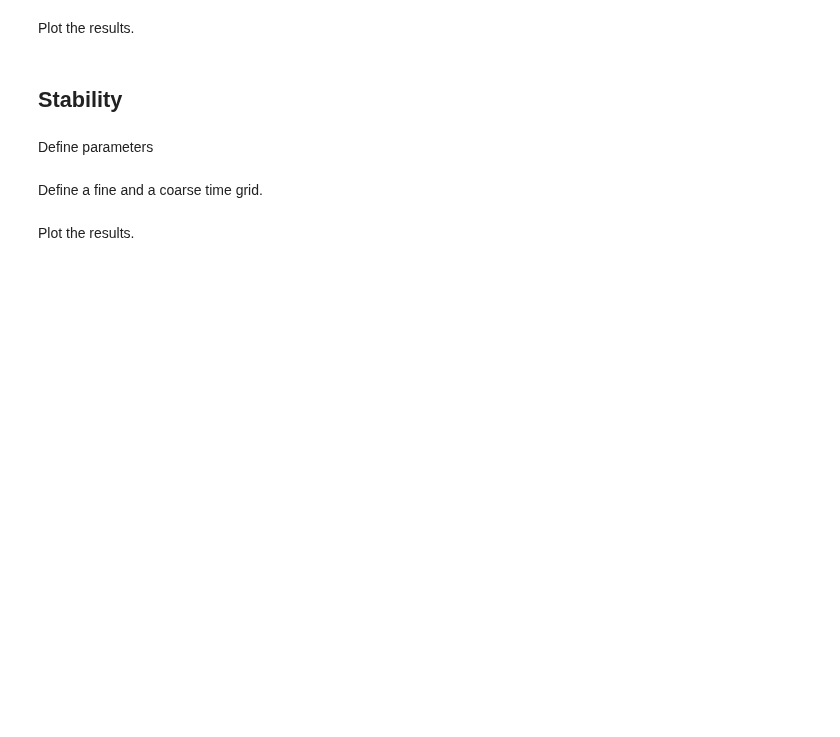
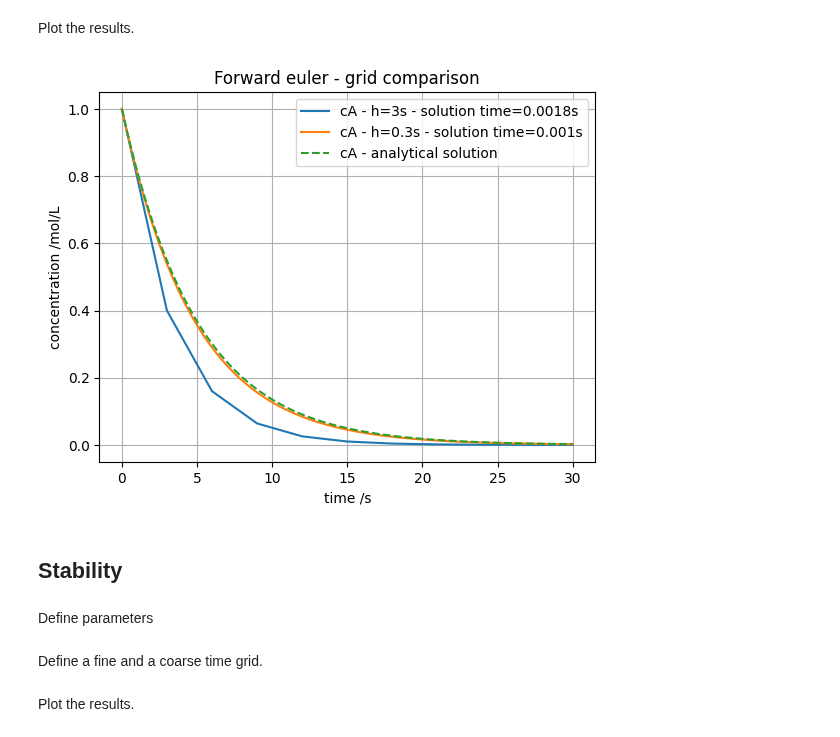
Before and after one commit to process-intelligence-research/computational_practicum_lecture_coding, a Jupyter notebook: q1_lecture_5/03_numerical_error.ipynb, the cells around one changed output. Drawn from its saved outputs; the diff is of its cells as text; code cells hidden in the pictures; blank space fills up the shorter version.

Commit message:
add units to plot legend and dashed linestyle

```diff
--- a/q1_lecture_5/03_numerical_error.ipynb
+++ b/q1_lecture_5/03_numerical_error.ipynb
@@ -70,15 +73,17 @@ print(f"Euler method for fine grid took {round(time_fine, 4)} seconds.")
 Plot the results.
 # %%
 fig, ax = plt.subplots()
-ax.plot(t_coarse, c_coarse[0,:], label = f"cA - h=3s - solution time={round(time_coarse, 4)}")
-ax.plot(t_fine, c_fine[0,:], label = f"cA - h=0.3s - solution time={round(time_fine, 4)}")
-ax.plot(t_fine, cA_analytical(0.2, t_fine), label = "cA - analytical solution")
+ax.plot(t_coarse, c_coarse[0,:], label = f"cA - h=3s - solution time={round(time_coarse, 4)}s")
+ax.plot(t_fine, c_fine[0,:], label = f"cA - h=0.3s - solution time={round(time_fine, 4)}s")
+ax.plot(t_fine, cA_analytical(0.2, t_fine), label = "cA - analytical solution", linestyle = "dashed")
 ax.set_xlabel("time /s")
 ax.set_ylabel("concentration /mol/L")
 ax.set_title("Forward euler - grid comparison")
 ax.legend()
 ax.grid()
 fig.show()
+# %% [output]
+[figure, added]
 # %% [markdown]
 ## Stability
 # %% [markdown]
```
Also changed, not shown: parts of 2 cells of this notebook, 1 other file.
